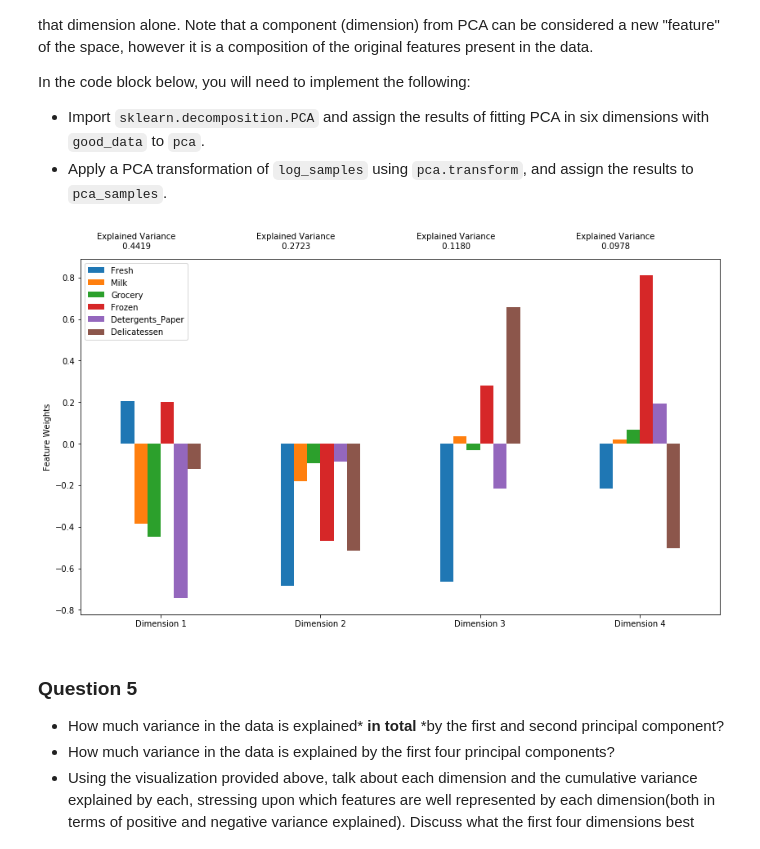
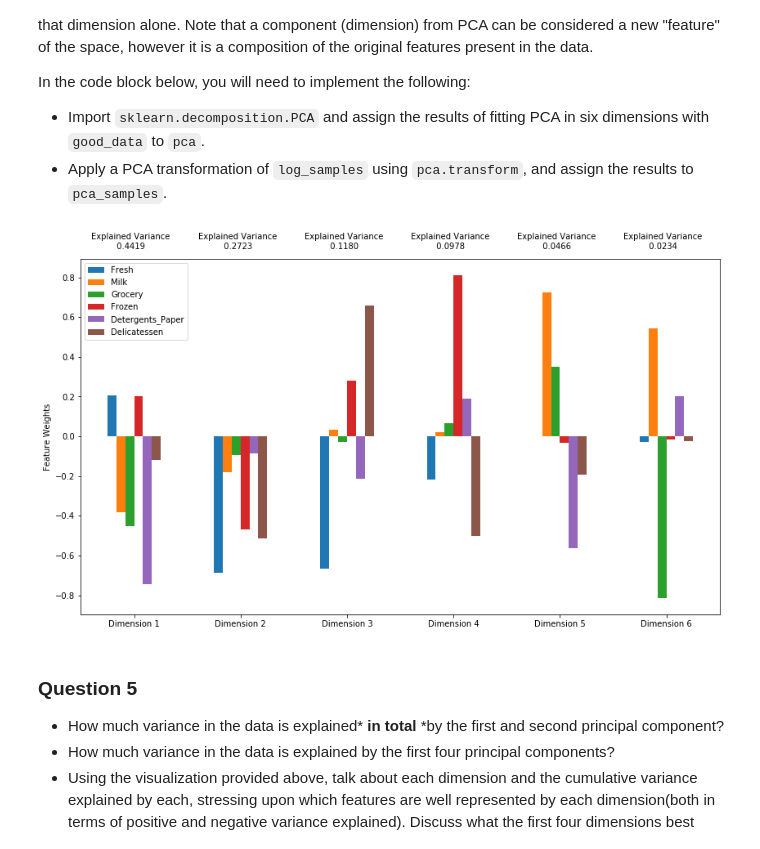
Before and after one commit to sharonx/udacity-machine-learning-projects, a Jupyter notebook: customer_segments/customer_segments.ipynb, the cells around one changed output. Cells and saved outputs as stored; diff of their text form; code cells hidden in the pictures.

```diff
--- a/customer_segments/customer_segments.ipynb
+++ b/customer_segments/customer_segments.ipynb
@@ -312,15 +312,15 @@ In the code block below, you will need to implement the following:
 # %%
 from sklearn.decomposition import PCA
 # TODO: Apply PCA by fitting the good data with the same number of dimensions as features
-pca = PCA(n_components=4).fit(good_data)
+pca = PCA(n_components=6).fit(good_data)
 
 # TODO: Transform log_samples using the PCA fit above
 pca_samples = pca.transform(log_samples)
 
 # Generate PCA results plot
 pca_results = vs.pca_results(good_data, pca)
 # %% [output]
-[figure, old version]
+[figure, new version]
 # %% [markdown]
 ### Question 5
 
```
Also changed, not shown: parts of 8 cells of this notebook, 1 other file.
